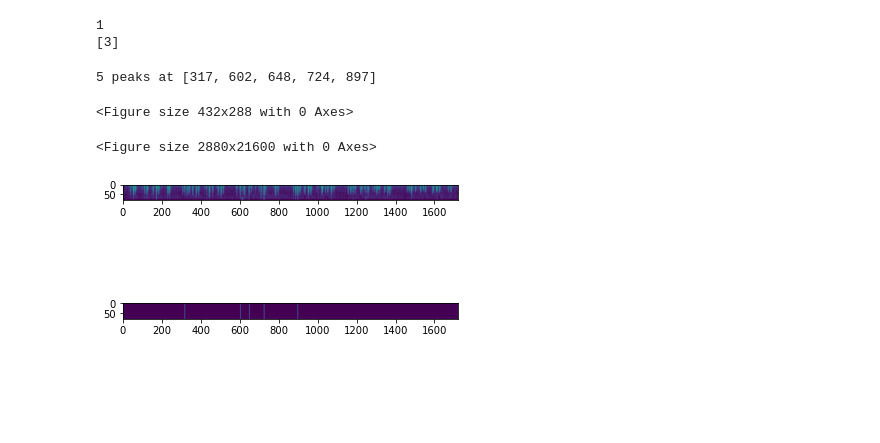
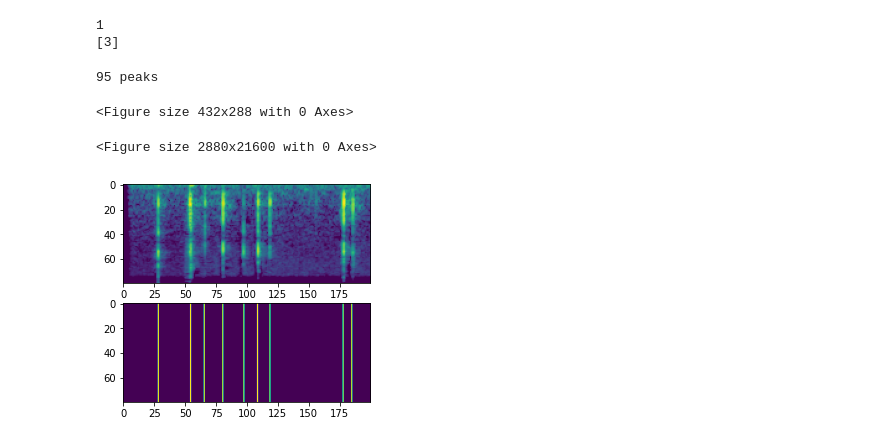
Before and after one commit to jhyau/regnet, a Jupyter notebook: util/peak_counter_visualization.ipynb, the cells around one changed output. Saved outputs shown, nothing was run; the diff lists cells and outputs as text; code cells hidden in the pictures; blank space fills up the shorter version.

```diff
--- a/util/peak_counter_visualization.ipynb
+++ b/util/peak_counter_visualization.ipynb
@@ -27,27 +24,28 @@ print(locations)
 # %%
 # 44.1 sample
 datap = '../data'
-#path44 = "features/hammer_44100/melspec_10s_44100hz/video_00159_mel.npy"
-#path44= 'features/ASMR/ASMR_Brain_3D_Tapping/melspec_10s_44100hz/ASMR_Brain_Penetrating_3D_Tapping_No_Talking-21-of-240_mel.npy'
-#path44 = "features/ASMR/asmr_both_vids/melspec_10s_44100hz/The_Ultiimate_Tapping_ASMR_3_Hours_No_Talking-910-of-1165_mel.npy"
-path44 = "features/ASMR/asmr_both_vids/melspec_10s_44100hz/ASMR_Addictive_Tapping_1_Hr_No_Talking-364-of-365_mel.npy"
-path44 = os.path.join(datap, path44)
-assert os.path.exists(path44)
-mel44 = np.load(path44)
-peak_viz = np.zeros_like(mel44)
-peaks, locations = peak_counter.count_peaks(mel44, window_size=4, floor=30., delta=0.0)
-# Mark all peaks with a 1
-peak_viz[:,locations] = 1
-print('%d peaks at %r' % (peaks, locations))
-# plot it out
-plt.clf()
-plt.figure(figsize=(40, 300))
-_, ax = plt.subplots(2,1)
-ax[0].imshow(mel44)
-ax[1].imshow(peak_viz)
-plt.show()
+def visualize_path(path):
+    if not path[0] == '/':
+        path = os.path.join(datap, path)
+    path44 = path
+    assert os.path.exists(path44)
+    mel44 = np.load(path44)
+    peak_viz = np.zeros_like(mel44)
+    peaks, locations = peak_counter.count_peaks(mel44, window_size=4, floor=30., delta=0.0)
+    # Mark all peaks with a 1
+    peak_viz[:,locations] = 1
+    print('%d peaks' % (peaks))
+    # plot it out
+    plt.clf()
+    plt.figure(figsize=(40, 300))
+    _, ax = plt.subplots(2,1)
+    ax[0].imshow(mel44[:,:200])
+    ax[1].imshow(peak_viz[:,:200])
+    plt.show()
-# %% [output]
-5 peaks at [317, 602, 648, 724, 897]
-<Figure size 432x288 with 0 Axes>
-<Figure size 2880x21600 with 0 Axes>
-[figure, removed]
+# %%
+visualize_path("features/ASMR/asmr_both_vids/melspec_10s_44100hz/The_Ultiimate_Tapping_ASMR_3_Hours_No_Talking-563-of-1165_mel.npy")
+# %% [output]
+95 peaks
+<Figure size 432x288 with 0 Axes>
+<Figure size 2880x21600 with 0 Axes>
+[figure, added]
```
Also changed, not shown: parts of 6 cells of this notebook, 8 other files.
